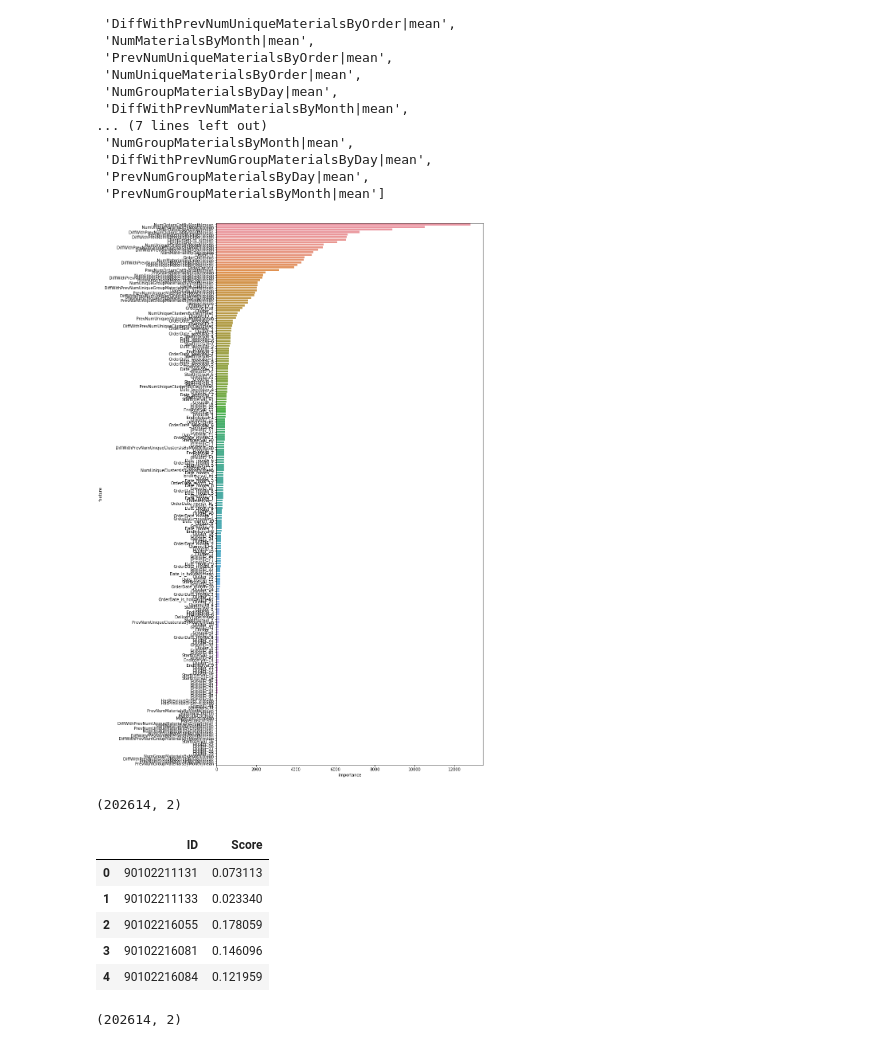
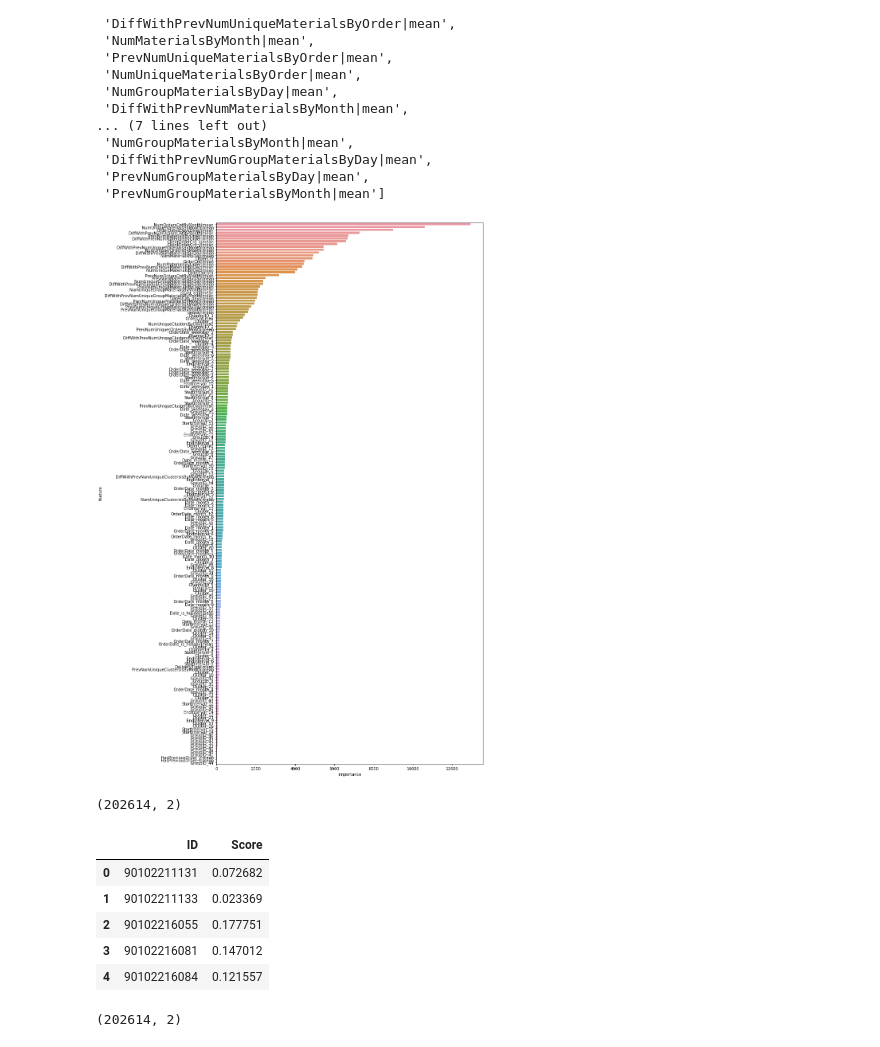
Before and after one commit to Ditwoo/sascompetitions-platypus, a Jupyter notebook: notebooks/light_lgbm.ipynb, the cells around one changed output. Cells and saved outputs as stored; diff of their text form; code cells hidden in the pictures.

```diff
--- a/notebooks/light_lgbm.ipynb
+++ b/notebooks/light_lgbm.ipynb
@@ -180,12 +199,16 @@ folds = StratifiedKFold(n_splits=7, random_state=2019)
 # folds = KFold(n_splits=7, random_state=2019)
 # %%
 %%time
-test_df, oof_preds, fi = make_predictions(
+
+test_dframe, oof_preds, fi = make_predictions(
     folds,
-    train_df, test_df,
+    train_df,
+    test_df,
     params,
+    features=features2use,
+    target=target,
     n_jobs=os.cpu_count(),
-    verbose=500,
+    verbose=1_000,
     early_stopping_rounds=500
 )
 # %% [output]
@@ -250,9 +357,9 @@ fi[fi['importance'] == 0]['feature'].tolist()
  'PrevNumGroupMaterialsByMonth|mean']
 # %%
 plt.figure(figsize=(12, 25))
-sbn.barplot(x='importance', y='feature', data=fi);
+sbn.barplot(x='importance', y='feature', data=fi[fi['importance'] > 0]);
 # %% [output]
-[figure, old version]
+[figure, new version]
 # %%
 fi.to_csv('feature_importance.csv', index=False)
 # %%
@@ -265,11 +372,11 @@ res.head()
 # %% [output]
 (202614, 2)
 |  | ID | Score |
-| 0 | 90102211131 | 0.073113 |
-| 1 | 90102211133 | 0.023340 |
-| 2 | 90102216055 | 0.178059 |
-| 3 | 90102216081 | 0.146096 |
-| 4 | 90102216084 | 0.121959 |
+| 0 | 90102211131 | 0.072682 |
+| 1 | 90102211133 | 0.023369 |
+| 2 | 90102216055 | 0.177751 |
+| 3 | 90102216081 | 0.147012 |
+| 4 | 90102216084 | 0.121557 |
 # %%
 empty_df = ps.read_csv(data_folder / 'empty.csv')
 print(empty_df.shape)
```
Also changed, not shown: parts of 11 cells of this notebook.
